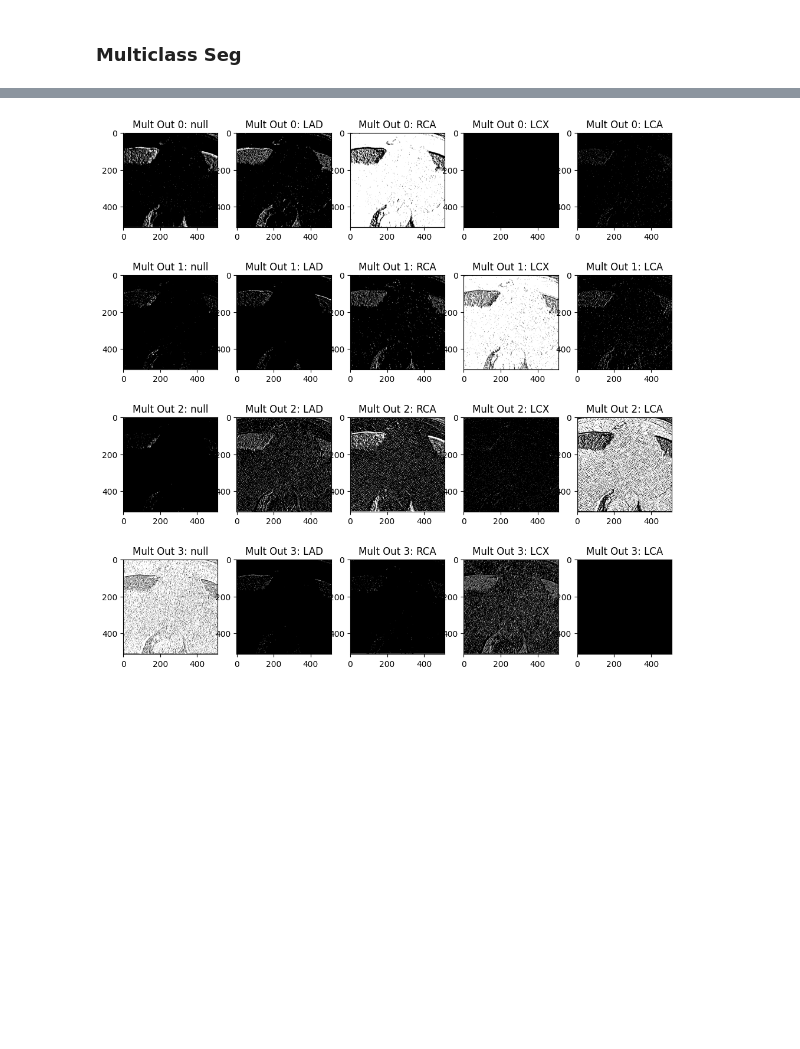
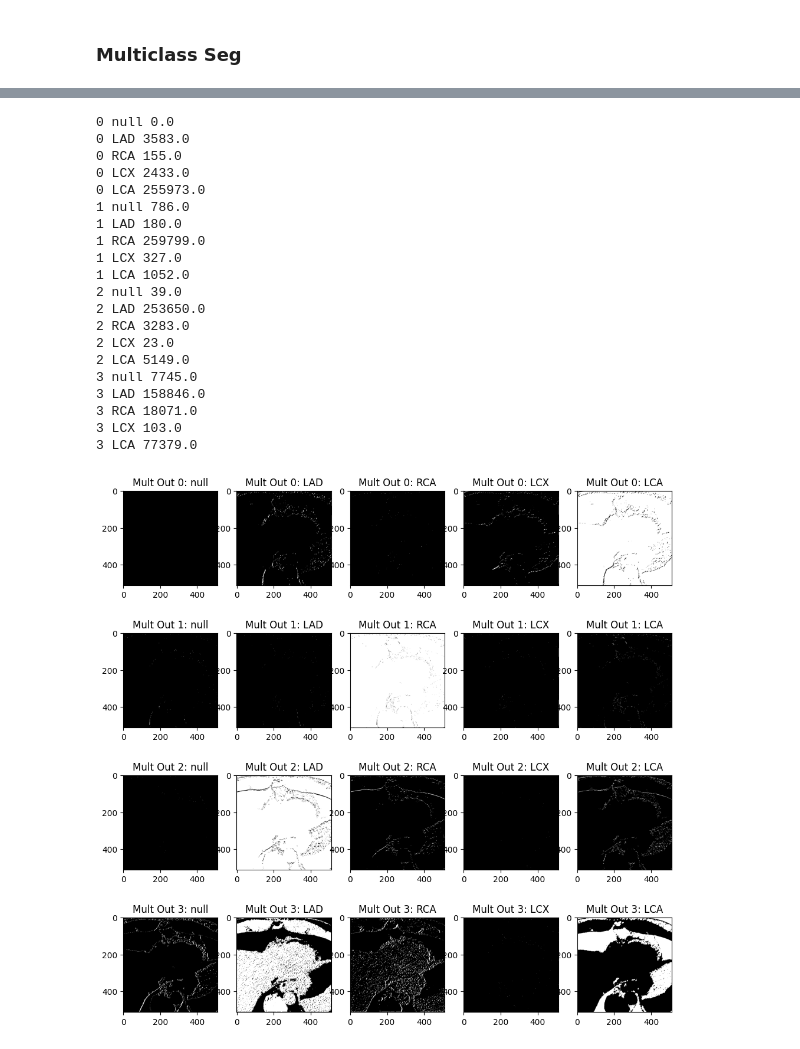
Before and after one commit to MIMIR-BIOMEDICAL/mobile-unetplusplus-cac-scoring, a Jupyter notebook: notebooks/3 Model Testing.ipynb, the cells around one changed output, grey strips where cells are left out. Drawn from its saved outputs; the diff is of its cells as text; code cells hidden in the pictures; blank space fills up the shorter version.

```diff
--- a/notebooks/3 Model Testing.ipynb
+++ b/notebooks/3 Model Testing.ipynb
@@ -42,0 +56,10 @@ If you will use compatible GPU(s) not attached to this host, e.g. by running a m
+# %%
+selected_model_path = model_paths[2].as_posix()
+float_model = tf.keras.models.load_model(
+    selected_model_path,
+    custom_objects={
+        "loss": dice_focal(),
+        "dice_coef": dice_coef_func(use_bg=False),
+        "dice_coef_with_bg": dice_coef_with_bg,
+    },
+)
@@ -72,6 +157,7 @@ sample_image_hu= pdc.pixel_data_handlers.util.apply_modality_lut(
 # %% [markdown]
 ## Model Prediction
 # %%
-preprocessed_sample_img_hu = preprocess_img(sample_image_hu)
-expanded_sample_img_hu = np.expand_dims(np.expand_dims(preprocessed_sample_img_hu,axis=0),axis=3)
+expanded_sample_img_hu = np.expand_dims(
+    np.expand_dims(patient_img_hu_pre, axis=0), axis=3
+)
 # %%
@@ -105,12 +168,0 @@ plt.show()
-# %%
-raw_bin_output= []
-clipped_bin_output = []
-bin_roi_coord = []
-fig,ax = plt.subplots(1,4,figsize=(12,3))
-
-for i in range(4):
-    raw_bin_output.append(np.squeeze(output[i]))
-    clipped_bin_output.append((raw_bin_output[i]>0.5)*1)
-    bin_roi_coord.append(np.where(clipped_bin_output[i]==1))
-    ax[i].set_title(f"Bin Out {i}")
-    ax[i].imshow(clipped_bin_output[i],cmap="gray")
@@ -155,17 +171,38 @@ plt.show()
 # %%
-raw_mult_output= []
+raw_mult_output = []
 clipped_mult_output = []
 mult_roi_coord = []
-fig,ax = plt.subplots(4,5,figsize=(12,12))
+fig, ax = plt.subplots(4, 5, figsize=(12, 12))
 
-for e,i in enumerate(range(4,8)):
+for e, i in enumerate(range(4)):
     raw_mult_output.append(np.squeeze(output[i]))
-    argmax = tf.argmax(raw_mult_output[e],axis=2)
+    argmax = tf.argmax(raw_mult_output[e], axis=2)
     one_hot = tf.one_hot(argmax, depth=5, dtype=tf.float32)
     clipped_mult_output.append(one_hot)
-    mult_roi_coord.append(np.where(clipped_mult_output[e]==1))
-    for pi, t in zip(range(5),["null","LAD","RCA","LCX","LCA"]):
+    mult_roi_coord.append(np.where(clipped_mult_output[e] == 1))
+    for pi, t in zip(range(5), ["null", "LAD", "RCA", "LCX", "LCA"]):
         ax[e][pi].set_title(f"Mult Out {e}: {t}")
-        ax[e][pi].imshow(clipped_mult_output[e][:,:,pi],cmap="gray")
+        ax[e][pi].imshow(clipped_mult_output[e][:, :, pi], cmap="gray")
+        print(e, t, np.sum(clipped_mult_output[e][:, :, pi]))
 # %% [output]
+0 null 0.0
+0 LAD 3583.0
+0 RCA 155.0
+0 LCX 2433.0
+0 LCA 255973.0
+1 null 786.0
+1 LAD 180.0
+1 RCA 259799.0
+1 LCX 327.0
+1 LCA 1052.0
+2 null 39.0
+2 LAD 253650.0
+2 RCA 3283.0
+2 LCX 23.0
+2 LCA 5149.0
+3 null 7745.0
+3 LAD 158846.0
+3 RCA 18071.0
+3 LCX 103.0
+3 LCA 77379.0
-[figure, old version]
+[figure, new version]
```
Also changed, not shown: parts of 18 cells of this notebook, 2 other files.
